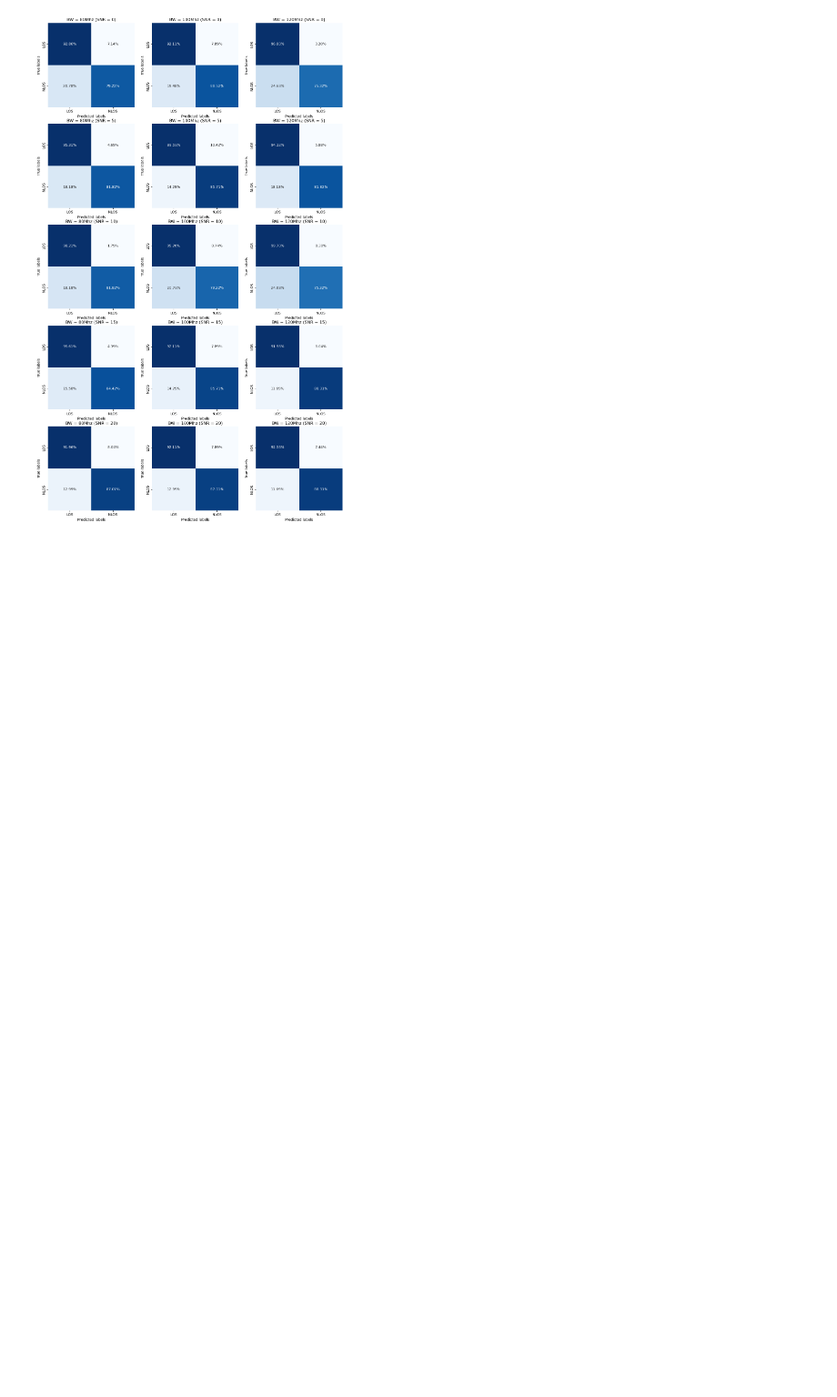
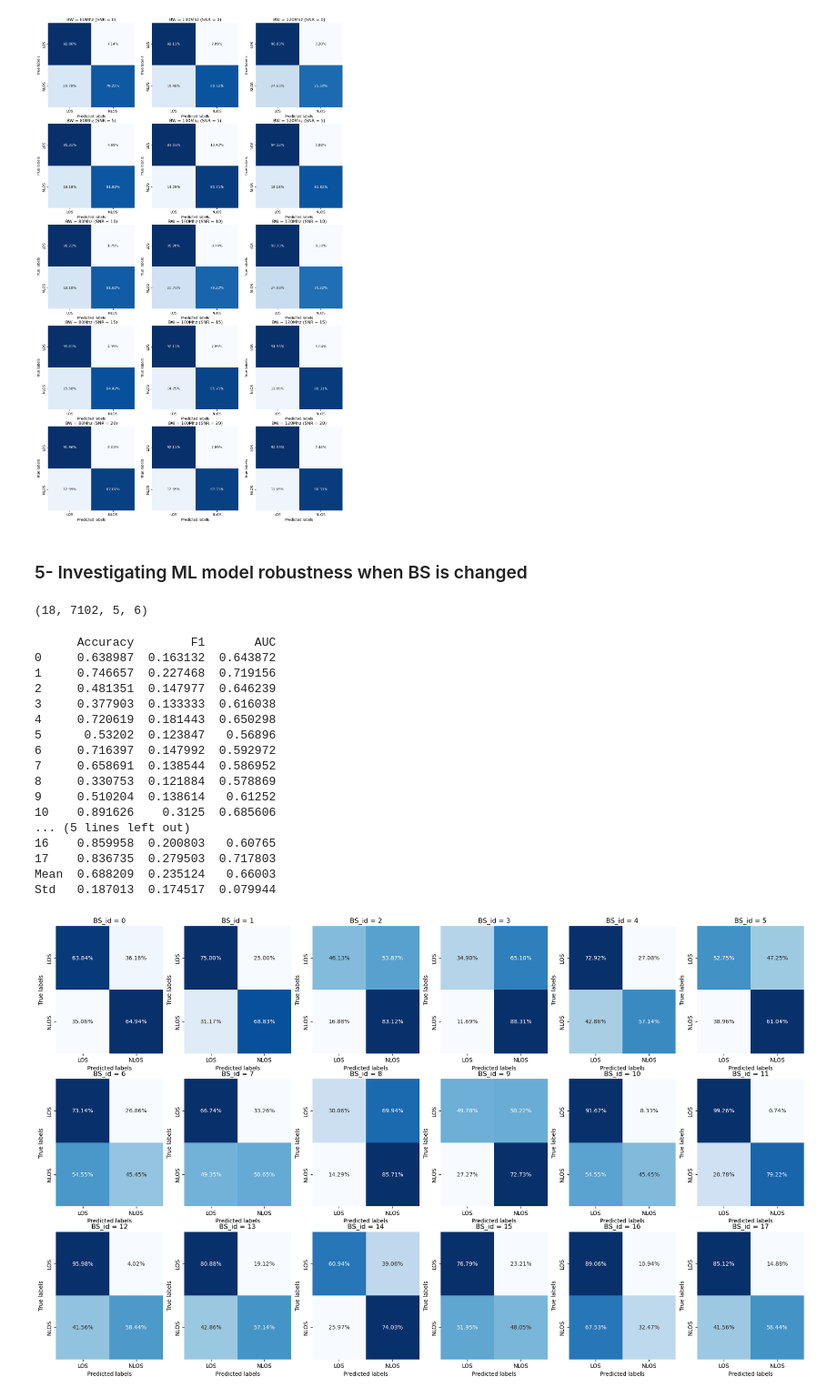
Before and after one commit to hamedtea/thesis, a Jupyter notebook: Feature_based_ML_model.ipynb, the cells around one changed output. Shown at 91% size. Cells and saved outputs as stored; diff of their text form; code cells hidden in the pictures; blank space fills up the shorter version.

```diff
--- a/Feature_based_ML_model.ipynb
+++ b/Feature_based_ML_model.ipynb
@@ -999,3 +999,68 @@ Std Dev. Values
 | 15 | 0.018690 | 0.065307 | 0.006736 |
 | 20 | 0.003326 | 0.012440 | 0.005266 |
 [figure]
+# %% [markdown]
+### 5- Investigating ML model robustness when BS is changed
+# %%
+FE_SNR_BS = np.load('FE_SNR_BS.npy')
+print(FE_SNR_BS.shape)
+# %% [output]
+(18, 7102, 5, 6)
+# %%
+output_BS = pd.DataFrame(columns=['Accuracy', 'F1', 'AUC'])
+
+fig, ax = plt.subplots(nrows=3, ncols=6, figsize=(24, 14))
+for idx, F in enumerate(FE_SNR_BS):
+    row, col = divmod(idx, 6)
+    p = F.reshape(F.shape[0], -1) #flatten for 5 symbols
+    pp = p[:,ind] #select thoes statistical features that are not correlated --> column ind. is calculated before
+    xxx_train, xxx_test, YYY_train, YYY_test = train_test_split(pp, labels, test_size=0.2, random_state=42, stratify=labels)
+
+    #new_stacking_pipeline = StackingClassifier(estimators = base_models, final_estimator = final_model, cv=2) #we should define estimators in each iteration as the # of features is changed
+    #new_stacking_pipeline.fit(xx_train, YY_train)
+    final_classifier.fit(xxx_train, YYY_train)
+
+    y_prs_prob = final_classifier.predict_proba(xxx_test)
+    fpr, tpr, thresholds = roc_curve(YYY_test, y_prs_prob[:,1], drop_intermediate = True)
+    optimal_threshold_index = np.argmax(tpr - fpr)
+    optimal_threshold = thresholds[optimal_threshold_index]
+
+    y_prs_pred = (y_prs_prob[:, 1] >= optimal_threshold).astype(int)
+
+    accuracy = accuracy_score(YYY_test, y_prs_pred)
+    f1 = f1_score(YYY_test, y_prs_pred)
+    auc = roc_auc_score(YYY_test, y_prs_pred)
+    output_BS.loc[(idx), :] = [accuracy, f1, auc]
+
+
+    cm = confusion_matrix(YYY_test, y_prs_pred, normalize = 'true')
+    sns.heatmap(cm, annot=True,  cbar = False, cmap="Blues", fmt=".2%", xticklabels=class_names, yticklabels=class_names, ax = ax[row, col])
+    ax[row][col].set_xlabel("Predicted labels")
+    ax[row][col].set_ylabel("True labels")
+    ax[row][col].set_title(f'BS_id = {idx}')
+
+
+mean_values = output_BS.mean()
+std_values = output_BS.std()
+stats_df = pd.DataFrame({'Mean': mean_values, 'Std': std_values})
+output_BS = pd.concat([output_BS, stats_df.transpose()])
+print(output_BS)
+# %% [output]
+      Accuracy        F1       AUC
+0     0.638987  0.163132  0.643872
+1     0.746657  0.227468  0.719156
+2     0.481351  0.147977  0.646239
+3     0.377903  0.133333  0.616038
+4     0.720619  0.181443  0.650298
+5      0.53202  0.123847   0.56896
+6     0.716397  0.147992  0.592972
+7     0.658691  0.138544  0.586952
+8     0.330753  0.121884  0.578869
+9     0.510204  0.138614   0.61252
+10    0.891626    0.3125  0.685606
+... (5 lines left out)
+16    0.859958  0.200803   0.60765
+17    0.836735  0.279503  0.717803
+Mean  0.688209  0.235124   0.66003
+Std   0.187013  0.174517  0.079944
+[figure, added]
```
Also changed, not shown: 2 other files.
